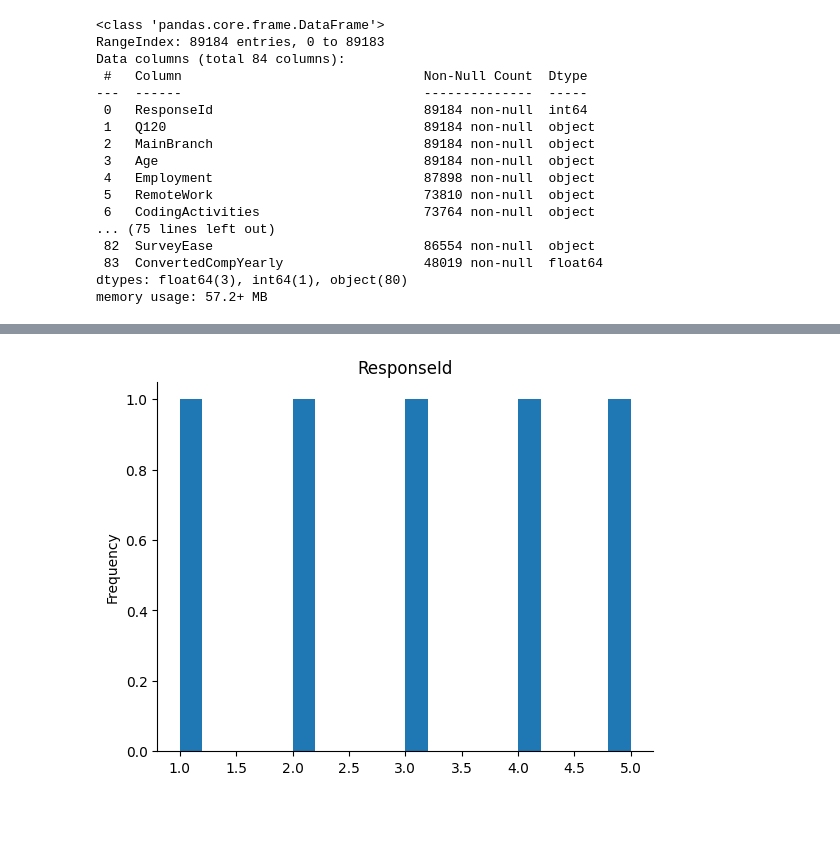
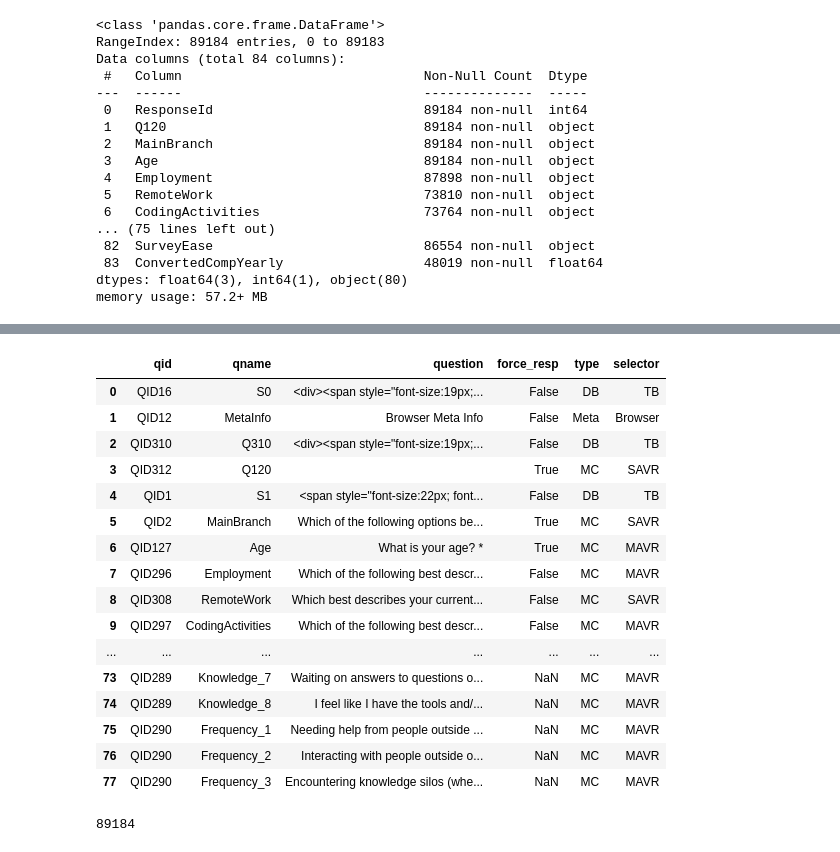
Before and after one commit to zeehayat/data-science, a Jupyter notebook: Stack_Overflow_Data_Analysis.ipynb, the cells around one changed output, grey strips where cells are left out. Drawn from its saved outputs; the diff is of its cells as text; code cells hidden in the pictures; blank space fills up the shorter version.

```diff
--- a/Stack_Overflow_Data_Analysis.ipynb
+++ b/Stack_Overflow_Data_Analysis.ipynb
@@ -40,6 +40,7 @@ dtypes: float64(3), int64(1), object(80)
 memory usage: 57.2+ MB
 # %%
 pd.set_option('display.max_columns',85)
+pd.set_option('display.max_rows',78)
 # %%
 df.head()
 # %% [output]
@@ -84,6 +53,26 @@ plt.gca().spines[['top', 'right',]].set_visible(False)
-# %%
-from matplotlib import pyplot as plt
-_df_0['ResponseId'].plot(kind='hist', bins=20, title='ResponseId')
-plt.gca().spines[['top', 'right',]].set_visible(False)
-# %% [output]
-[figure, removed]
+# %%
+schema_df= pd.read_csv('/content/drive/MyDrive/ML-DATA/STACKOVERFLOW_DATA/survey_results_schema.csv')
+# %%
+schema_df
+# %% [output]
+|  | qid | qname | question | force_resp | type | selector |
+| 0 | QID16 | S0 | <div><span style="font-size:19px;... | False | DB | TB |
+| 1 | QID12 | MetaInfo | Browser Meta Info | False | Meta | Browser |
+| 2 | QID310 | Q310 | <div><span style="font-size:19px;... | False | DB | TB |
+| 3 | QID312 | Q120 |  | True | MC | SAVR |
+| 4 | QID1 | S1 | <span style="font-size:22px; font... | False | DB | TB |
+| 5 | QID2 | MainBranch | Which of the following options be... | True | MC | SAVR |
+| 6 | QID127 | Age | What is your age? * | True | MC | MAVR |
+| 7 | QID296 | Employment | Which of the following best descr... | False | MC | MAVR |
+| 8 | QID308 | RemoteWork | Which best describes your current... | False | MC | SAVR |
+| 9 | QID297 | CodingActivities | Which of the following best descr... | False | MC | MAVR |
+| ... | ... | ... | ... | ... | ... | ... |
+| 73 | QID289 | Knowledge_7 | Waiting on answers to questions o... | NaN | MC | MAVR |
+| 74 | QID289 | Knowledge_8 | I feel like I have the tools and/... | NaN | MC | MAVR |
+| 75 | QID290 | Frequency_1 | Needing help from people outside ... | NaN | MC | MAVR |
+| 76 | QID290 | Frequency_2 | Interacting with people outside o... | NaN | MC | MAVR |
+| 77 | QID290 | Frequency_3 | Encountering knowledge silos (whe... | NaN | MC | MAVR |
+# %%
+len(df)
+# %% [output]
+89184
```
Also changed, not shown: parts of 5 cells of this notebook.
